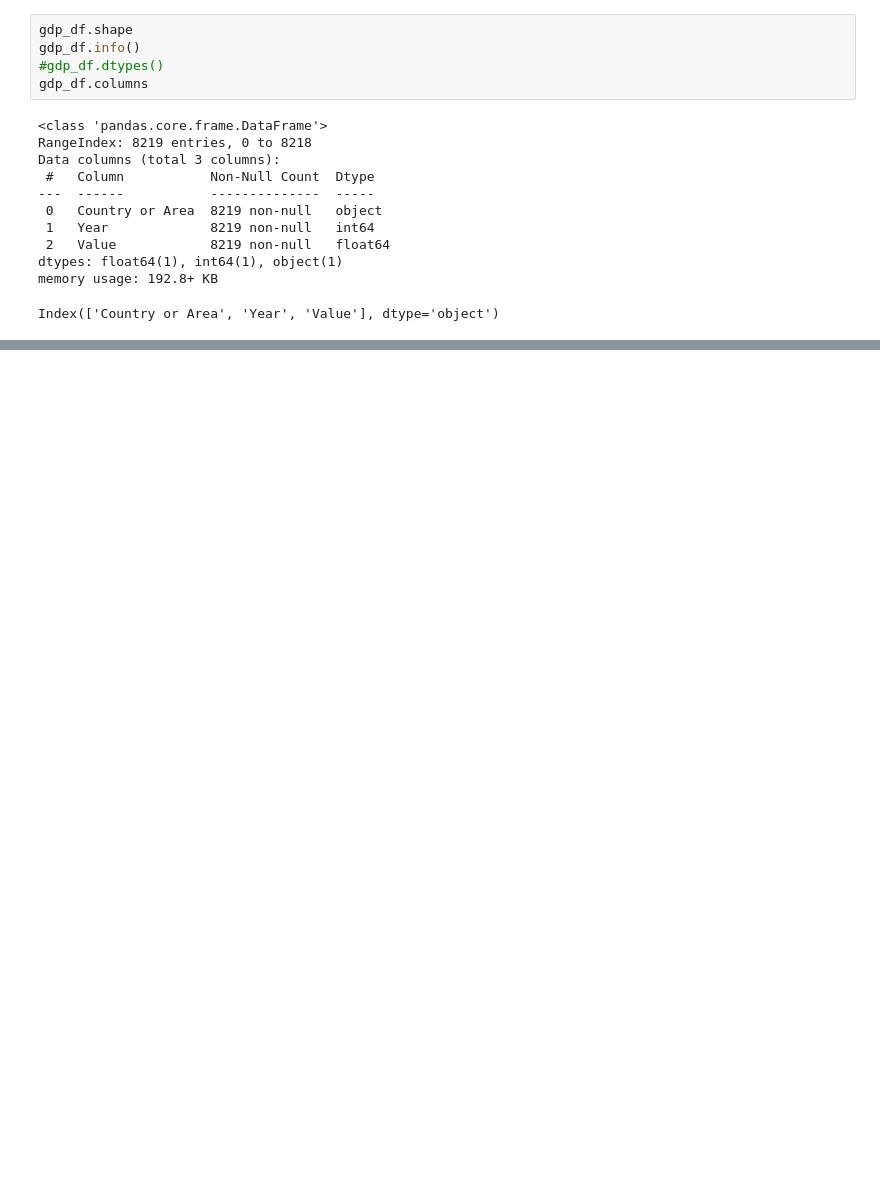
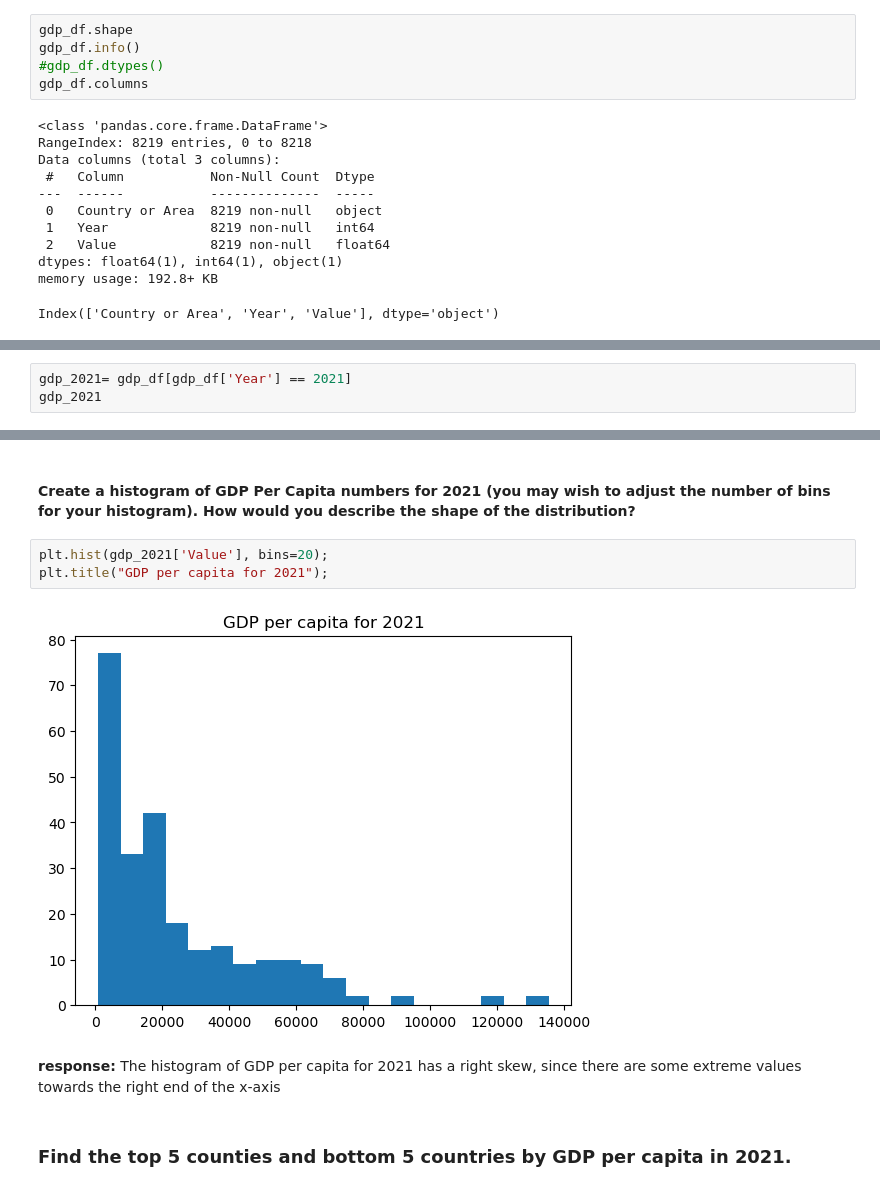
Before and after one commit to nss-data-science-cohort-9/un-exploration-sarahmulloy, a Jupyter notebook: notebooks/UN_Data_Exploration.ipynb, the cells around one changed output, grey strips where cells are left out. Cells and saved outputs as stored; diff of their text form; blank space fills up the shorter version.

```diff
--- a/notebooks/UN_Data_Exploration.ipynb
+++ b/notebooks/UN_Data_Exploration.ipynb
@@ -58,0 +135,3 @@ this is a new cell to test saving the notebook
+# %%
+gdp_2021= gdp_df[gdp_df['Year'] == 2021]
+gdp_2021
@@ -58,0 +166,11 @@ this is a new cell to test saving the notebook
+# %% [markdown]
+#### Create a histogram of GDP Per Capita numbers for 2021 (you may wish to adjust the number of bins for your histogram). How would you describe the shape of the distribution?
+# %%
+plt.hist(gdp_2021['Value'], bins=20);
+plt.title("GDP per capita for 2021");
+# %% [output]
+[figure, added]
+# %% [markdown]
+**response:** The histogram of GDP per capita for 2021 has a right skew, since there are some extreme values towards the right end of the x-axis
+# %% [markdown]
+### Find the top 5 counties and bottom 5 countries by GDP per capita in 2021.
```
Also changed, not shown: parts of 30 cells of this notebook.
